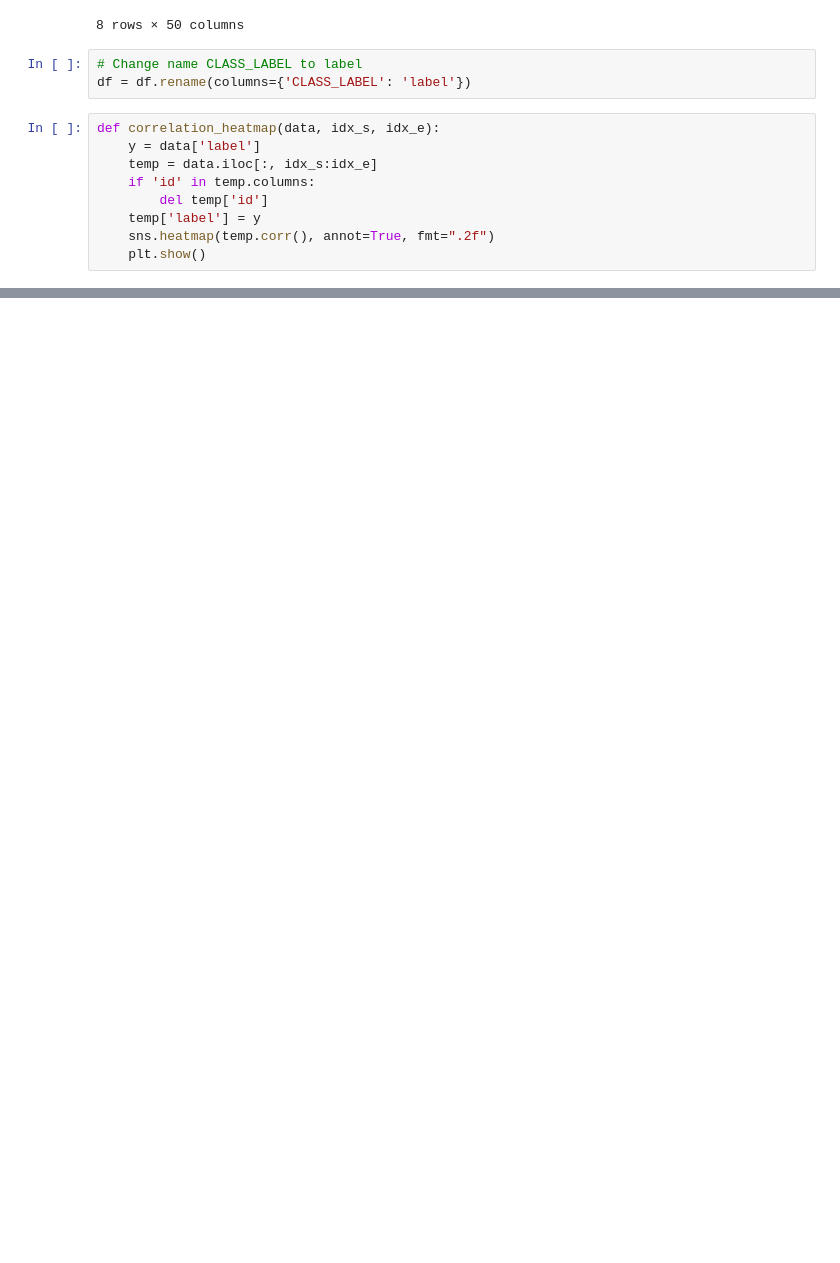
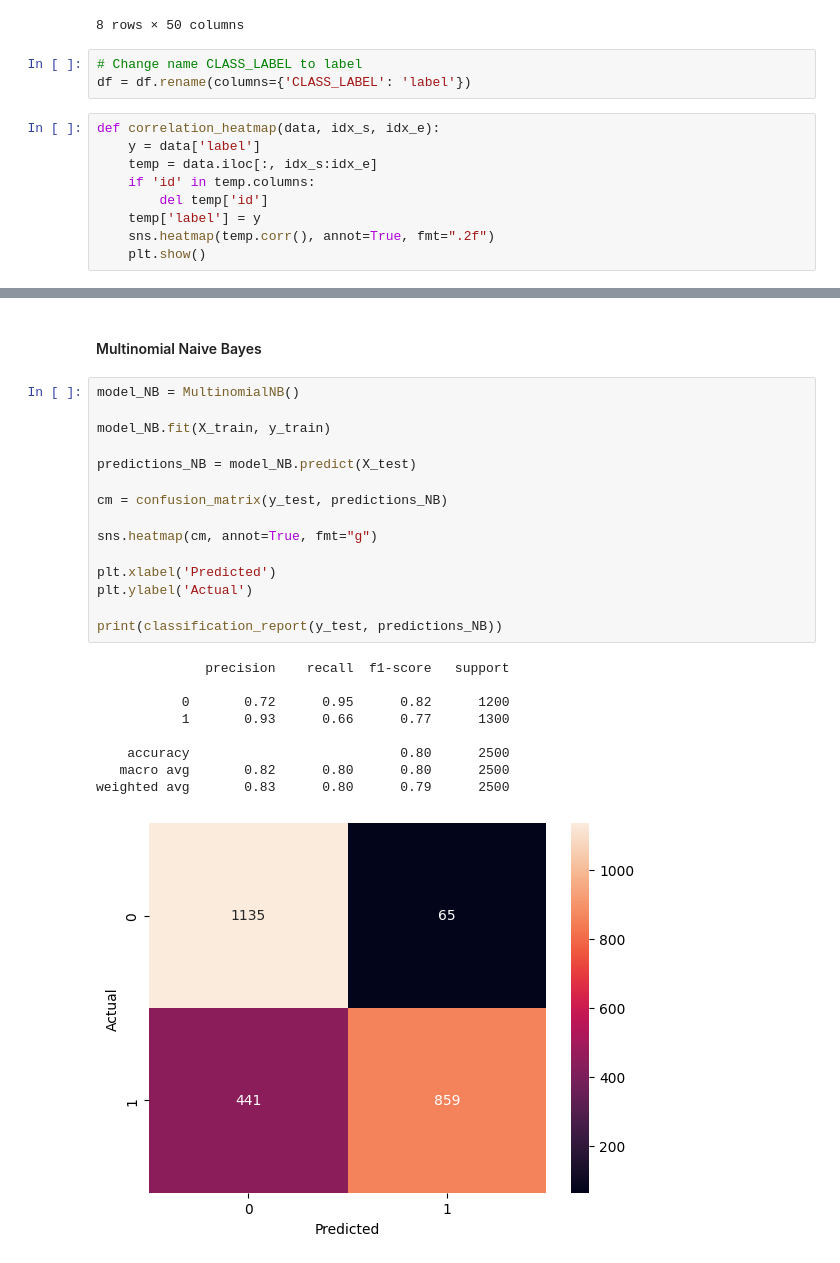
Before and after one commit to andresdlRoca/Guardian_Virtual, a Jupyter notebook: scripts/dev/content_detection.ipynb, the cells around one changed output, grey strips where cells are left out. Saved outputs shown, nothing was run; the diff lists cells and outputs as text; blank space fills up the shorter version.

```diff
--- a/scripts/dev/content_detection.ipynb
+++ b/scripts/dev/content_detection.ipynb
@@ -168,0 +232,27 @@ correlation_heatmap(df, 40, 50)
+# %% [markdown]
+#### Multinomial Naive Bayes
+# %%
+model_NB = MultinomialNB()
+
+model_NB.fit(X_train, y_train)
+
+predictions_NB = model_NB.predict(X_test)
+
+cm = confusion_matrix(y_test, predictions_NB)
+
+sns.heatmap(cm, annot=True, fmt="g")
+
+plt.xlabel('Predicted')
+plt.ylabel('Actual')
+
+print(classification_report(y_test, predictions_NB))
+# %% [output]
+              precision    recall  f1-score   support
+
+           0       0.72      0.95      0.82      1200
+           1       0.93      0.66      0.77      1300
+
+    accuracy                           0.80      2500
+   macro avg       0.82      0.80      0.80      2500
+weighted avg       0.83      0.80      0.79      2500
+[figure, added]
```
Also changed, not shown: parts of 18 cells of this notebook, 1 other file.
